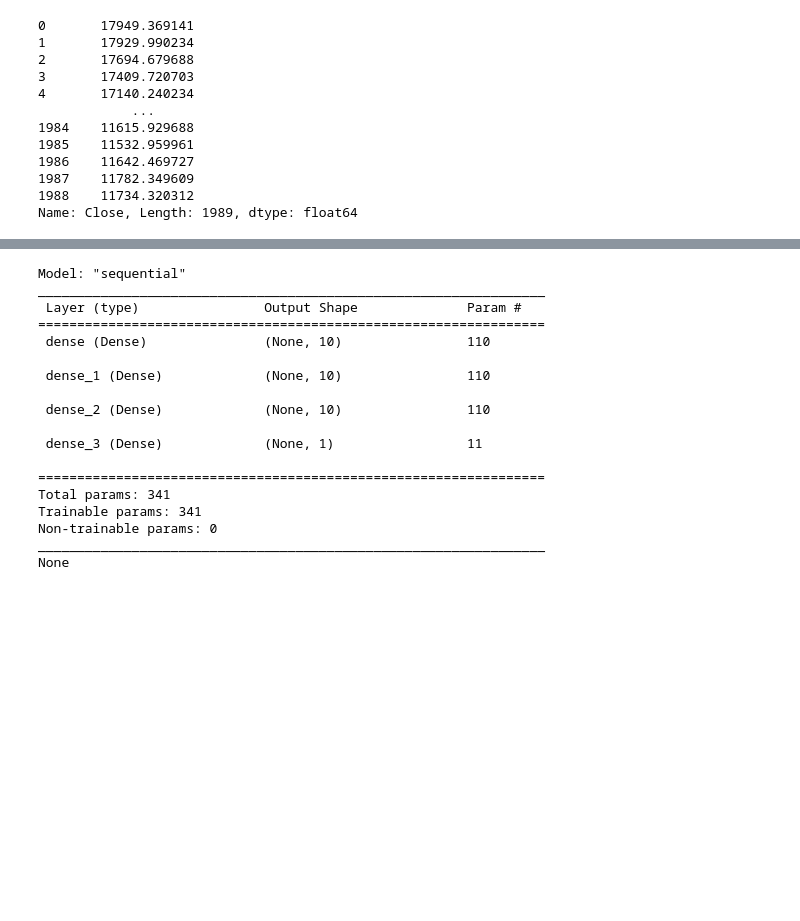
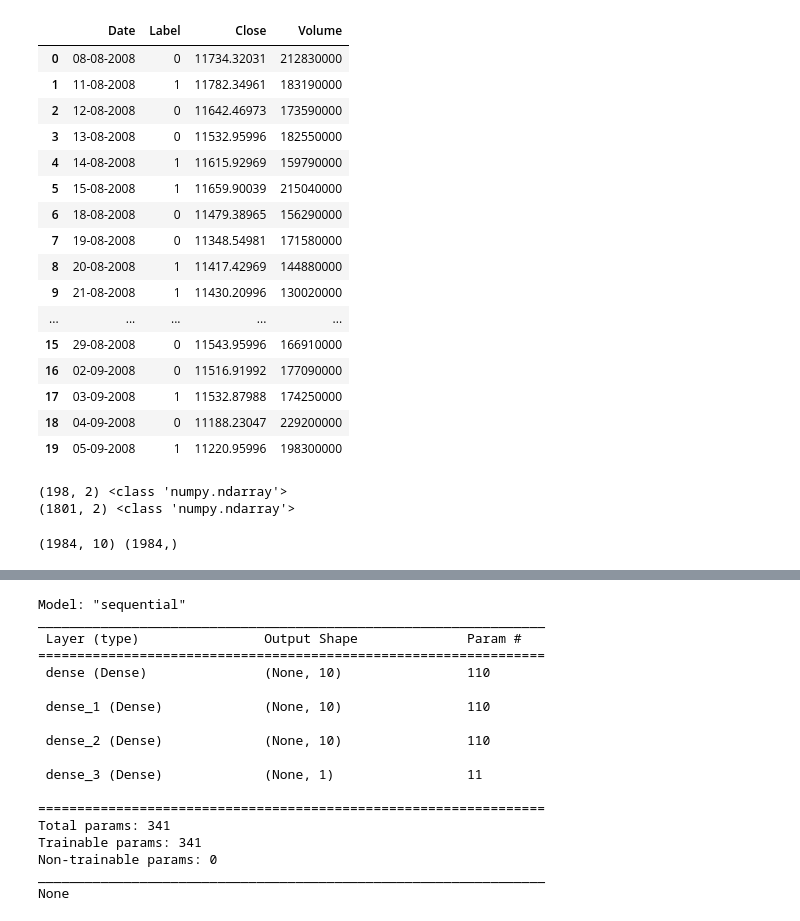
Before and after one commit to anaghlal/bitmap_aibfsi, a Jupyter notebook: code/LinearRegressionAndDeepLearningPredictions.ipynb, the cells around one changed output, grey strips where cells are left out. Saved outputs shown, nothing was run; the diff lists cells and outputs as text; code cells hidden in the pictures; blank space fills up the shorter version.

```diff
--- a/code/LinearRegressionAndDeepLearningPredictions.ipynb
+++ b/code/LinearRegressionAndDeepLearningPredictions.ipynb
@@ -10,18 +10,39 @@ from sklearn.linear_model import LinearRegression
 from sklearn.metrics import mean_squared_error, r2_score
 # %%
 df = pd.read_csv('data/DJIA_table.csv')
+dfCombined = pd.read_csv('data/Combined_News_DJIA_Prices.csv')
+dfCombined[['Date','Label','Close','Volume']][0:20]
+# %% [output]
+|  | Date | Label | Close | Volume |
+| 0 | 08-08-2008 | 0 | 11734.32031 | 212830000 |
+| 1 | 11-08-2008 | 1 | 11782.34961 | 183190000 |
+| 2 | 12-08-2008 | 0 | 11642.46973 | 173590000 |
+| 3 | 13-08-2008 | 0 | 11532.95996 | 182550000 |
+| 4 | 14-08-2008 | 1 | 11615.92969 | 159790000 |
+| 5 | 15-08-2008 | 1 | 11659.90039 | 215040000 |
+| 6 | 18-08-2008 | 0 | 11479.38965 | 156290000 |
+| 7 | 19-08-2008 | 0 | 11348.54981 | 171580000 |
+| 8 | 20-08-2008 | 1 | 11417.42969 | 144880000 |
+| 9 | 21-08-2008 | 1 | 11430.20996 | 130020000 |
+| ... | ... | ... | ... | ... |
+| 15 | 29-08-2008 | 0 | 11543.95996 | 166910000 |
+| 16 | 02-09-2008 | 0 | 11516.91992 | 177090000 |
+| 17 | 03-09-2008 | 1 | 11532.87988 | 174250000 |
+| 18 | 04-09-2008 | 0 | 11188.23047 | 229200000 |
+| 19 | 05-09-2008 | 1 | 11220.95996 | 198300000 |
 # %%
-df['Close']
+closeVolArr = np.array(dfCombined[['Close','Volume']].values)
+min_max_scaler = MinMaxScaler(feature_range=(0,1))
+cv_arr = min_max_scaler.fit_transform(closeVolArr)
+y_arr = np.array(dfCombined['Label'])
-# %% [output]
-0       17949.369141
-1       17929.990234
-2       17694.679688
-3       17409.720703
-4       17140.240234
-            ...
-1984    11615.929688
-1985    11532.959961
-1986    11642.469727
-1987    11782.349609
-1988    11734.320312
-Name: Close, Length: 1989, dtype: float64
+# %%
+window=10
+train_per=0.1
+closeVoldf = dfCombined[['Close','Volume']].values
+dataset_train = np.array(closeVoldf[:int(closeVoldf.shape[0]*train_per)])
+dataset_test = np.array(closeVoldf[int(closeVoldf.shape[0]*train_per)-window:])
+print(dataset_train.shape,type(dataset_train))
+print(dataset_test.shape,type(dataset_test))
+# %% [output]
+(198, 2) <class 'numpy.ndarray'>
+(1801, 2) <class 'numpy.ndarray'>
@@ -28 +64,6 @@ Name: Close, Length: 1989, dtype: float64
+# %%
+x,y = create_dataset(cv_arr,y_arr,5)
+print(x.shape,y.shape)
+# %% [output]
+(1984, 10) (1984,)
 # %%
```
Also changed, not shown: parts of 6 cells of this notebook, 2 other files.
